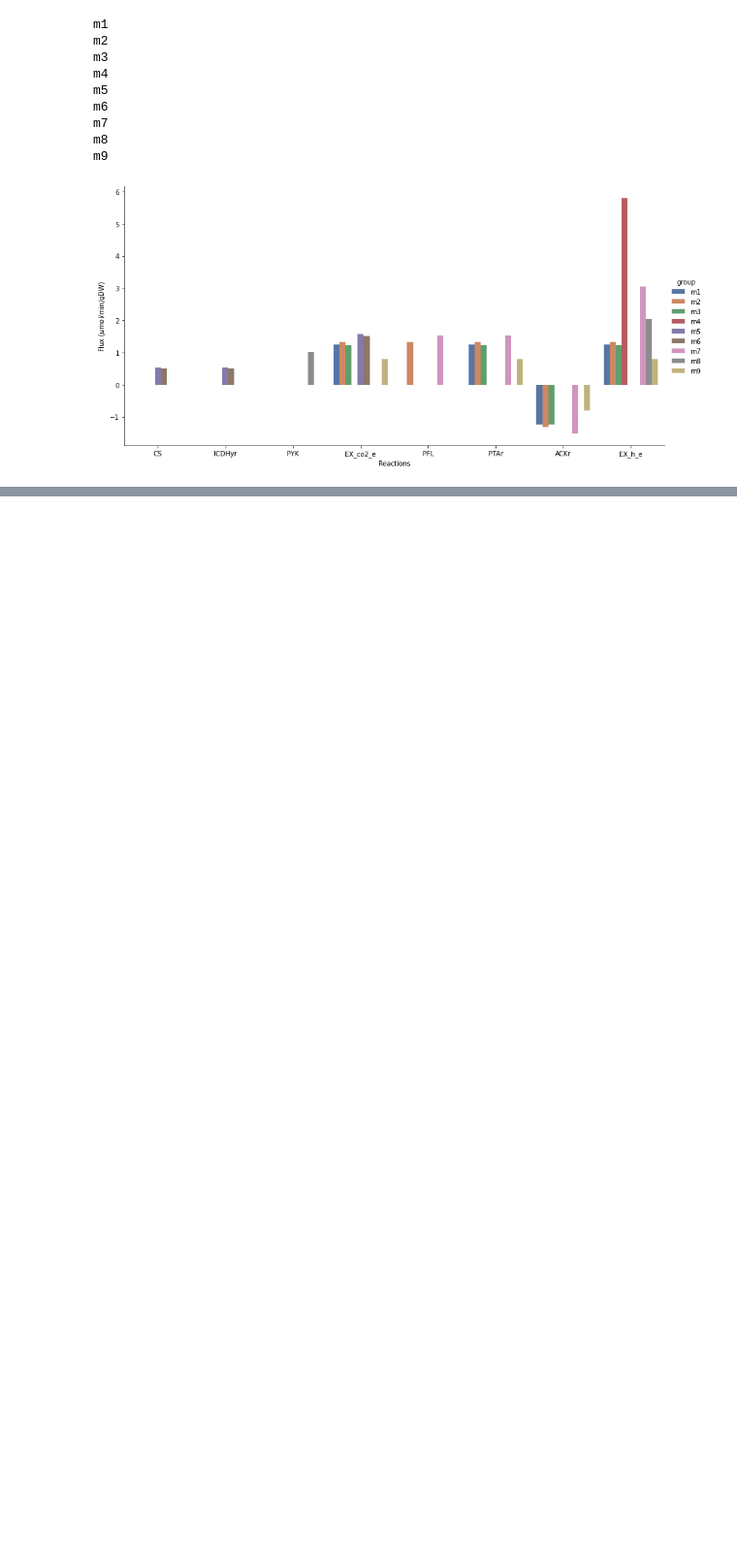
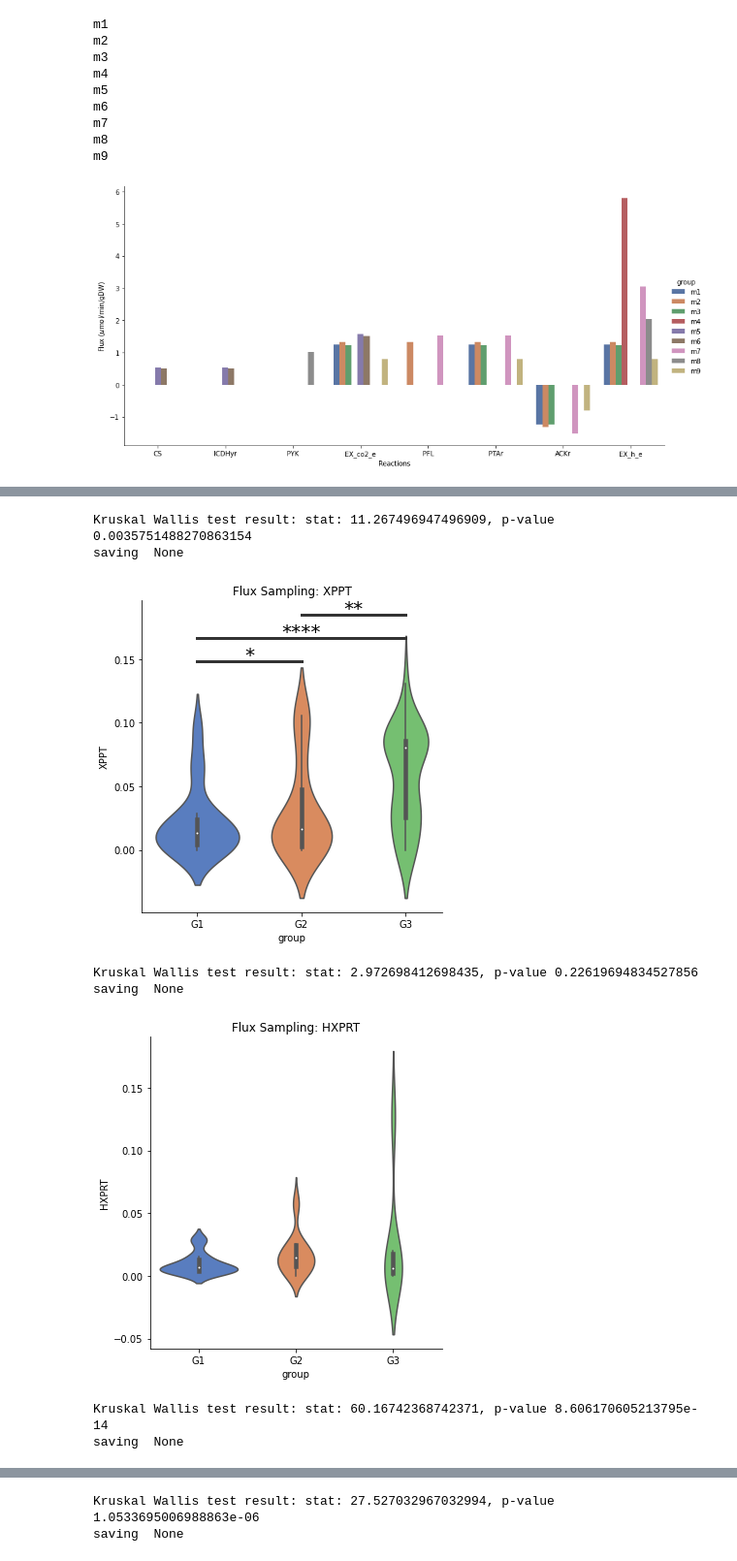
Before and after one commit to qwerty239qwe/pipeGEM, a Jupyter notebook: docs/source/1_basic.ipynb, the cells around one changed output, grey strips where cells are left out. Shown at 97% size. Saved outputs shown, nothing was run; the diff lists cells and outputs as text; code cells hidden in the pictures; blank space fills up the shorter version.

```diff
--- a/docs/source/1_basic.ipynb
+++ b/docs/source/1_basic.ipynb
@@ -303,0 +292,14 @@ AttributeError: 'FacetGrid' object has no attribute 'figure'
+# %%
+grp.plot_flux(method="sampling", constr="None", get_model_level=False,
+              plotting_style="catplot",
+              plotting_kind="violin",
+              rxn_ids=[r.id for r in iML1515.reactions[1:5]])
+# %% [output]
+Kruskal Wallis test result: stat: 11.267496947496909, p-value 0.0035751488270863154
+saving  None
+[figure, added]
+Kruskal Wallis test result: stat: 2.972698412698435, p-value 0.22619694834527856
+saving  None
+[figure, added]
+Kruskal Wallis test result: stat: 60.16742368742371, p-value 8.606170605213795e-14
+saving  None
@@ -303,0 +307,2 @@ AttributeError: 'FacetGrid' object has no attribute 'figure'
+Kruskal Wallis test result: stat: 27.527032967032994, p-value 1.0533695006988863e-06
+saving  None
```
Also changed, not shown: parts of 4 cells of this notebook, 2 other files.
